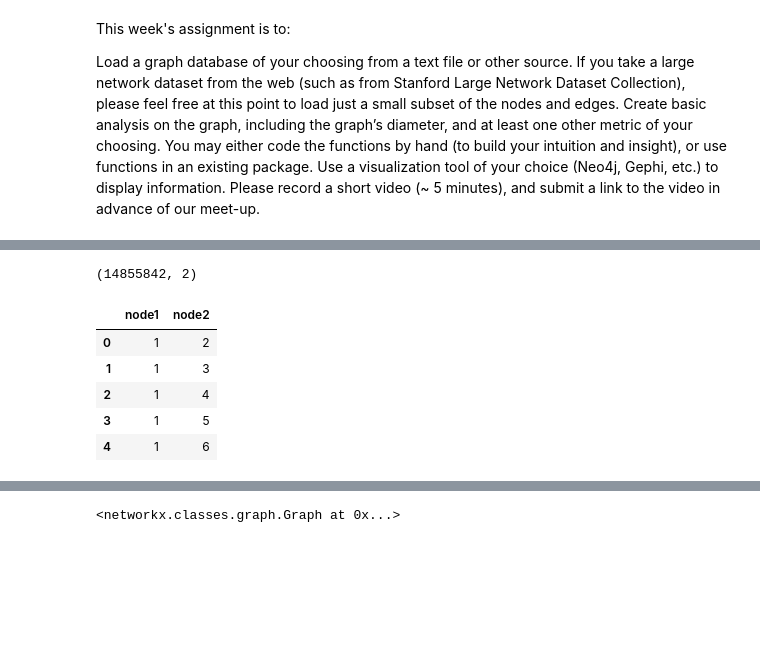
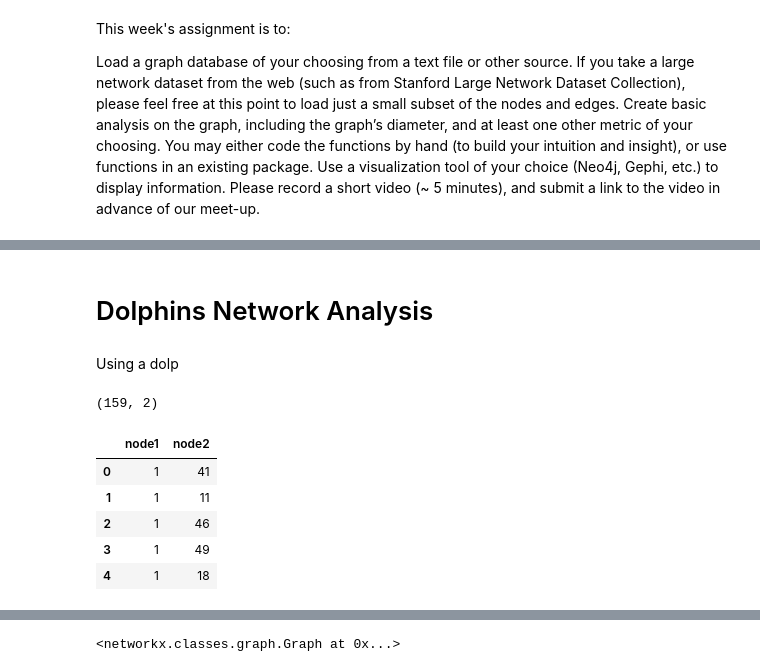
Before and after one commit to moham6839/Data_620_Web_Analytics, a Jupyter notebook: Week_3/Week 3 Assignment.ipynb, the cells around one changed output, grey strips where cells are left out. Saved outputs shown, nothing was run; the diff lists cells and outputs as text; code cells hidden in the pictures; blank space fills up the shorter version.

```diff
--- a/Week_3/Week 3 Assignment.ipynb
+++ b/Week_3/Week 3 Assignment.ipynb
@@ -44,15 +22,19 @@ dt.head(20)
+# %% [markdown]
+# Dolphins Network Analysis
+# %% [markdown]
+Using a dolp
 # %%
 cols = ["node1", "node2"]
-path = '/Users/mohamedhassan/Downloads/higgs-social_network.edgelist'
-higgs_df = pd.read_csv( path, header = None, delimiter=' ' )
-higgs_df.columns = cols
-print( higgs_df.shape )
-higgs_df.head()
+path = 'https://raw.githubusercontent.com/moham6839/Data_620_Web_Analytics/refs/heads/main/Week_3/mammalia-dolphin-social.edges'
+dolphins_df = pd.read_csv( path, header = None, delimiter=' ' )
+dolphins_df.columns = cols
+print( dolphins_df.shape )
+dolphins_df.head()
 # %% [output]
-(14855842, 2)
+(159, 2)
 |  | node1 | node2 |
-| 0 | 1 | 2 |
-| 1 | 1 | 3 |
-| 2 | 1 | 4 |
-| 3 | 1 | 5 |
-| 4 | 1 | 6 |
+| 0 | 1 | 41 |
+| 1 | 1 | 11 |
+| 2 | 1 | 46 |
+| 3 | 1 | 49 |
+| 4 | 1 | 18 |
```
Also changed, not shown: parts of 80 cells of this notebook.
